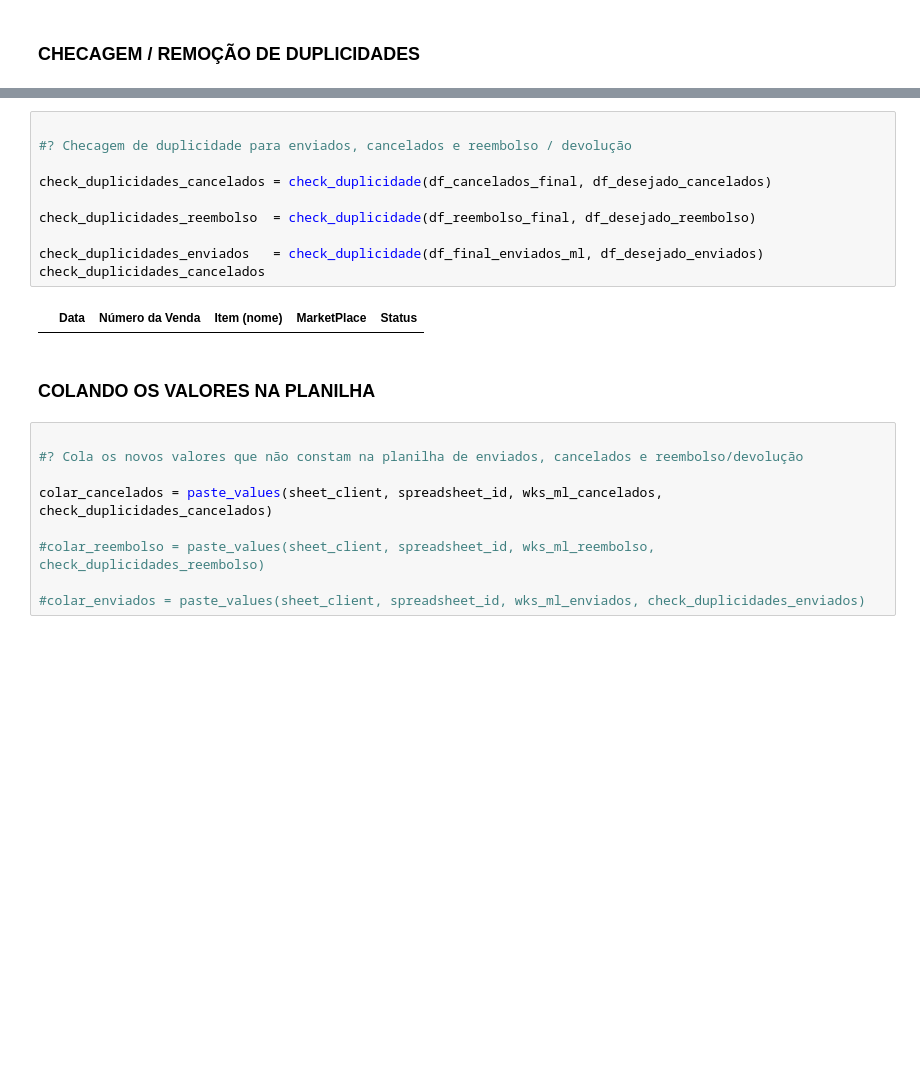
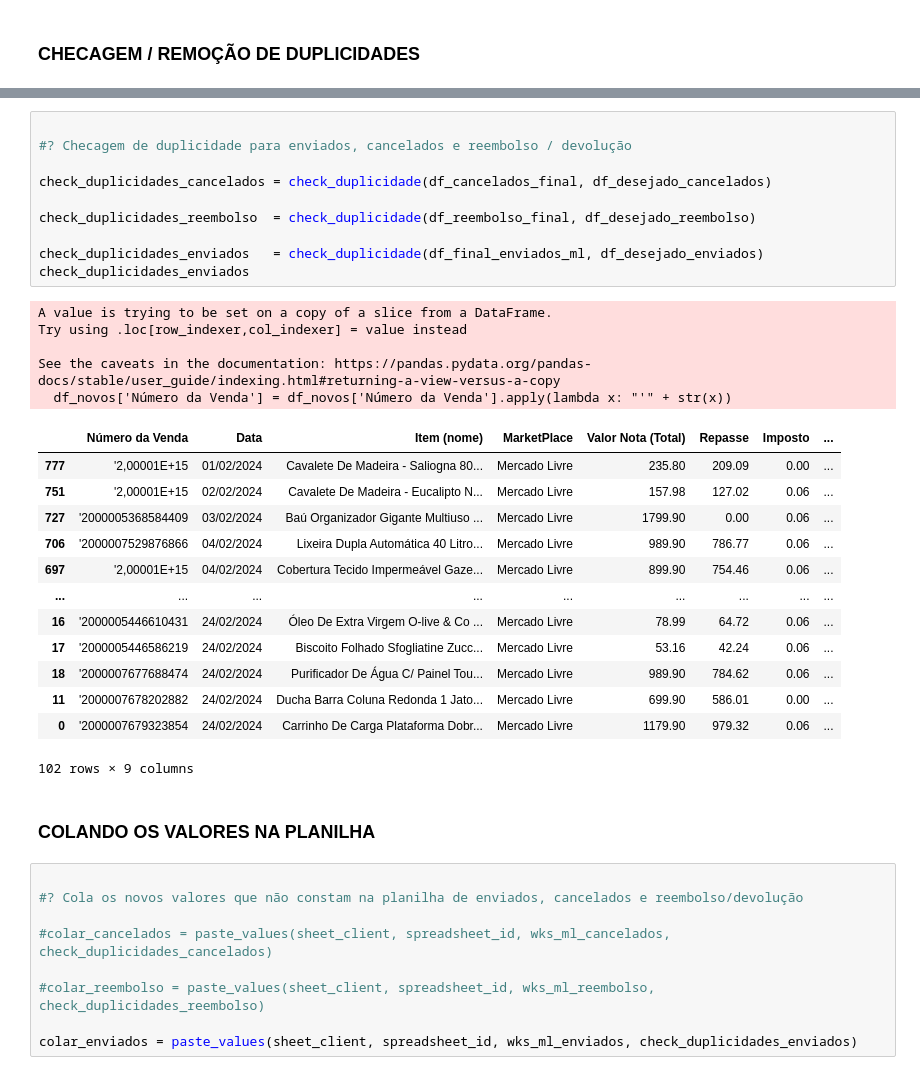
Before and after one commit to pietro-licenza/brazil_direct, a Jupyter notebook: pedidos_ml/dev.ipynb, the cells around one changed output, grey strips where cells are left out. Cells and saved outputs as stored; diff of their text form; blank space fills up the shorter version.

Commit message:
ajustando matriz sheets

```diff
--- a/pedidos_ml/dev.ipynb
+++ b/pedidos_ml/dev.ipynb
@@ -139,23 +173,40 @@ df_desejado_cancelados
 # %%
 
 #? Checagem de duplicidade para enviados, cancelados e reembolso / devolução
 
 check_duplicidades_cancelados = check_duplicidade(df_cancelados_final, df_desejado_cancelados)
 
 check_duplicidades_reembolso  = check_duplicidade(df_reembolso_final, df_desejado_reembolso)
 
 check_duplicidades_enviados   = check_duplicidade(df_final_enviados_ml, df_desejado_enviados)
-check_duplicidades_cancelados
+check_duplicidades_enviados
 # %% [output]
+A value is trying to be set on a copy of a slice from a DataFrame.
+Try using .loc[row_indexer,col_indexer] = value instead
+
+See the caveats in the documentation: https://pandas.pydata.org/pandas-docs/stable/user_guide/indexing.html#returning-a-view-versus-a-copy
+  df_novos['Número da Venda'] = df_novos['Número da Venda'].apply(lambda x: "'" + str(x))
-|  | Data | Número da Venda | Item (nome) | MarketPlace | Status |
+|  | Número da Venda | Data | Item (nome) | MarketPlace | Valor Nota (Total) | Repasse | Imposto | ... |
+| 777 | '2,00001E+15 | 01/02/2024 | Cavalete De Madeira - Saliogna 80... | Mercado Livre | 235.80 | 209.09 | 0.00 | ... |
+| 751 | '2,00001E+15 | 02/02/2024 | Cavalete De Madeira - Eucalipto N... | Mercado Livre | 157.98 | 127.02 | 0.06 | ... |
+| 727 | '2000005368584409 | 03/02/2024 | Baú Organizador Gigante Multiuso ... | Mercado Livre | 1799.90 | 0.00 | 0.06 | ... |
+| 706 | '2000007529876866 | 04/02/2024 | Lixeira Dupla Automática 40 Litro... | Mercado Livre | 989.90 | 786.77 | 0.06 | ... |
+| 697 | '2,00001E+15 | 04/02/2024 | Cobertura Tecido Impermeável Gaze... | Mercado Livre | 899.90 | 754.46 | 0.06 | ... |
+| ... | ... | ... | ... | ... | ... | ... | ... | ... |
+| 16 | '2000005446610431 | 24/02/2024 | Óleo De Extra Virgem O-live & Co ... | Mercado Livre | 78.99 | 64.72 | 0.06 | ... |
+| 17 | '2000005446586219 | 24/02/2024 | Biscoito Folhado Sfogliatine Zucc... | Mercado Livre | 53.16 | 42.24 | 0.06 | ... |
+| 18 | '2000007677688474 | 24/02/2024 | Purificador De Água C/ Painel Tou... | Mercado Livre | 989.90 | 784.62 | 0.06 | ... |
+| 11 | '2000007678202882 | 24/02/2024 | Ducha Barra Coluna Redonda 1 Jato... | Mercado Livre | 699.90 | 586.01 | 0.00 | ... |
+| 0 | '2000007679323854 | 24/02/2024 | Carrinho De Carga Plataforma Dobr... | Mercado Livre | 1179.90 | 979.32 | 0.06 | ... |
+102 rows × 9 columns
 # %% [markdown]
 ### COLANDO OS VALORES NA PLANILHA
 # %%
 
 #? Cola os novos valores que não constam na planilha de enviados, cancelados e reembolso/devolução
 
-colar_cancelados = paste_values(sheet_client, spreadsheet_id, wks_ml_cancelados, check_duplicidades_cancelados)
+#colar_cancelados = paste_values(sheet_client, spreadsheet_id, wks_ml_cancelados, check_duplicidades_cancelados)
 
 #colar_reembolso = paste_values(sheet_client, spreadsheet_id, wks_ml_reembolso, check_duplicidades_reembolso)
 
-#colar_enviados = paste_values(sheet_client, spreadsheet_id, wks_ml_enviados, check_duplicidades_enviados)
+colar_enviados = paste_values(sheet_client, spreadsheet_id, wks_ml_enviados, check_duplicidades_enviados)
```
Also changed, not shown: parts of 5 cells of this notebook, 1 other file.
